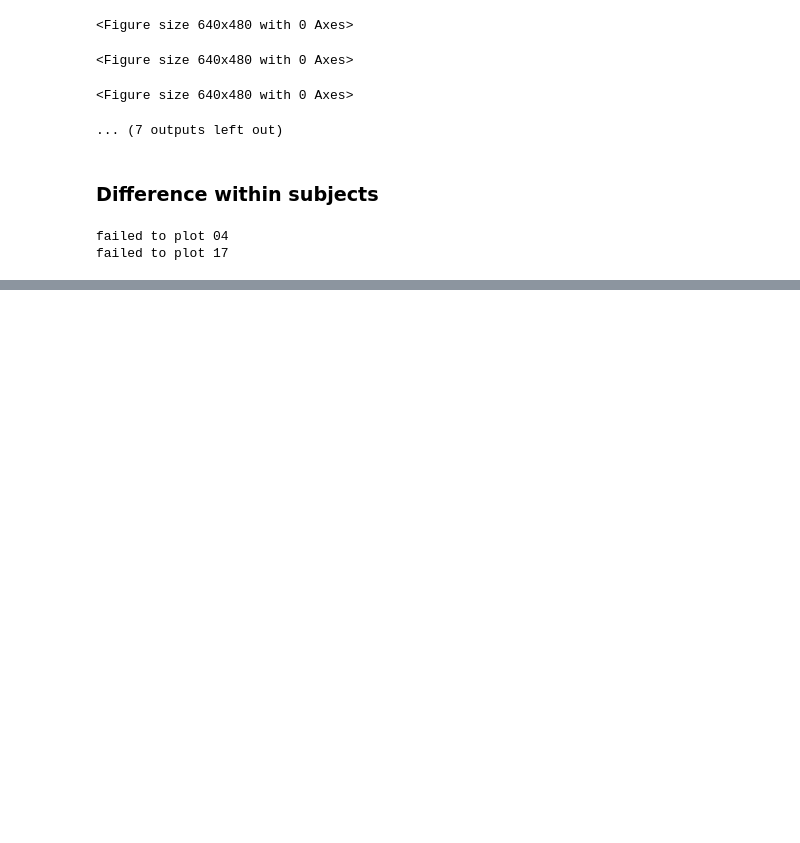
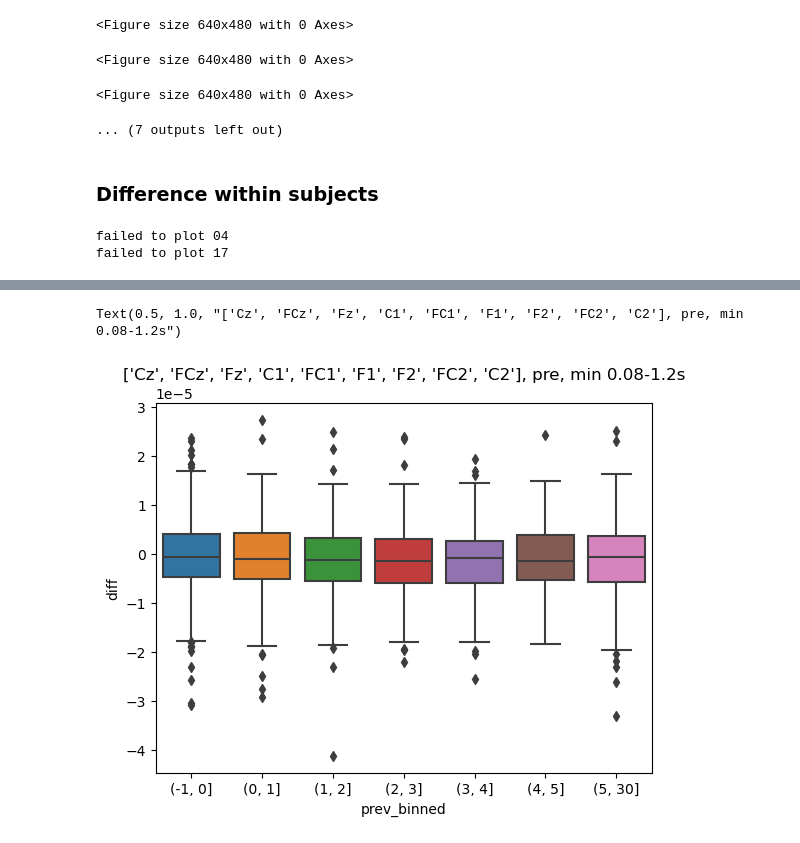
Before and after one commit to haiqin-zhang/AM-EEG, a Jupyter notebook: analysis_error/surprisal_mapchange_corr_diffs.ipynb, the cells around one changed output, grey strips where cells are left out. Saved outputs shown, nothing was run; the diff lists cells and outputs as text; code cells hidden in the pictures; blank space fills up the shorter version.

```diff
--- a/analysis_error/surprisal_mapchange_corr_diffs.ipynb
+++ b/analysis_error/surprisal_mapchange_corr_diffs.ipynb
@@ -391,0 +395,11 @@ df_diff['diff'] = df_diff['amp_f']-df_diff['aveamp_o']
+# %%
+period = 'pre'
+
+df_diff['prev_binned'] = pd.cut(df_diff['prev_keystrokes'], [-1,0,1,2,3,4,5,30])
+sns.boxplot(data=df_diff, x = 'prev_binned', y = 'diff')
+#sns.violinplot(data=df_diff[df_diff['period']==period], x = 'prev_binned', y = 'diff')
+#plt.ylim(-6e-6,6e-6)
+plt.title(f'{ch_to_plot}, {period}, min 0.08-1.2s')
+# %% [output]
+Text(0.5, 1.0, "['Cz', 'FCz', 'Fz', 'C1', 'FC1', 'F1', 'F2', 'FC2', 'C2'], pre, min 0.08-1.2s")
+[figure, added]
```
Also changed, not shown: parts of 16 cells of this notebook, 3 other files.
